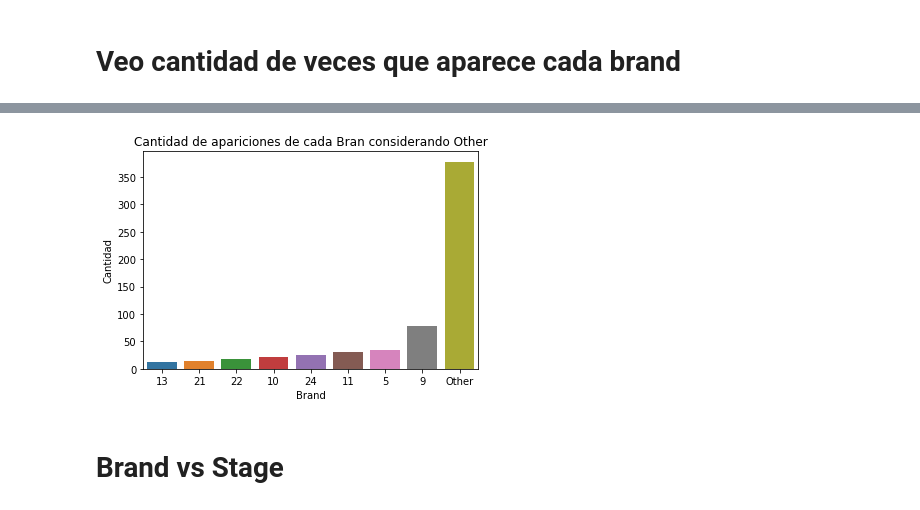
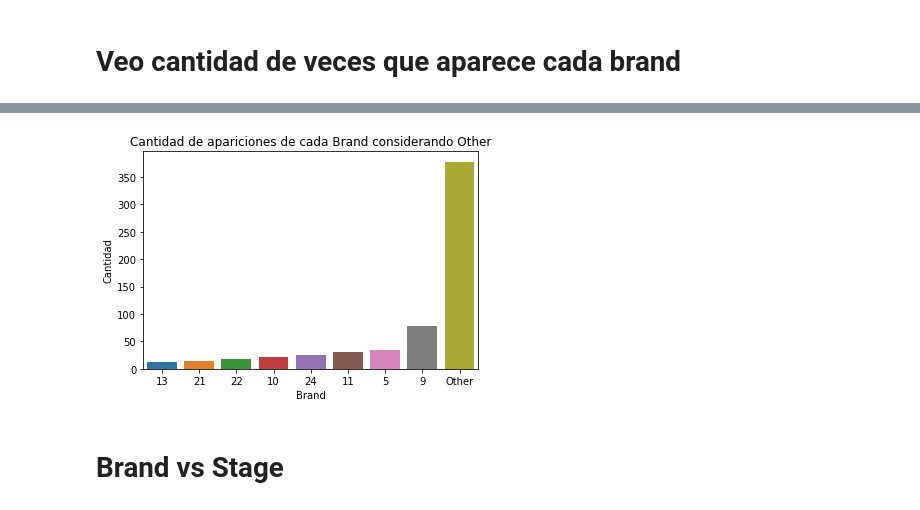
Before and after one commit to RiedelNicolas/75.06-2C2020-TP1, a Jupyter notebook: Brand Analysis.ipynb, the cells around one changed output, grey strips where cells are left out. Drawn from its saved outputs; the diff is of its cells as text; code cells hidden in the pictures.

```diff
--- a/Brand Analysis.ipynb
+++ b/Brand Analysis.ipynb
@@ -41,12 +64,13 @@ brands
 # %%
-plot = sns.barplot(x="Brand",y="Cantidad",data=brands)
-plt.savefig("img/Brand/CantidadBrand.png")
+brands = brands[brands["Cantidad"] > 10]
+plot1 = sns.barplot(x="Brand",y="Cantidad",data=brands)
+plt.savefig("img/Brand/CantidadBrandMasDe10.png")
 plt.xlabel("Brand")
 plt.ylabel("Cantidad")
-plt.title("Cantidad de apariciones de cada Bran considerando Other")
-plt.show(plot)
+plt.title("Cantidad de apariciones de cada Brand considerando Other")
+plt.show(plot1)
 # %% [output]
-[figure, old version]
+[figure, new version]
 # %% [markdown]
 # Brand vs Stage
 # %%
```
Also changed, not shown: parts of 9 cells of this notebook, 5 other files.
